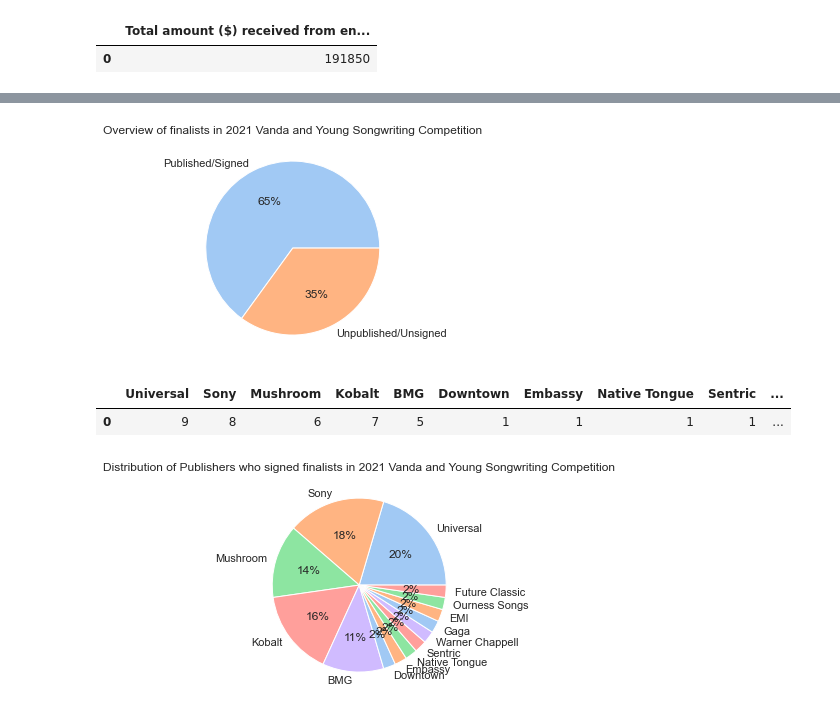
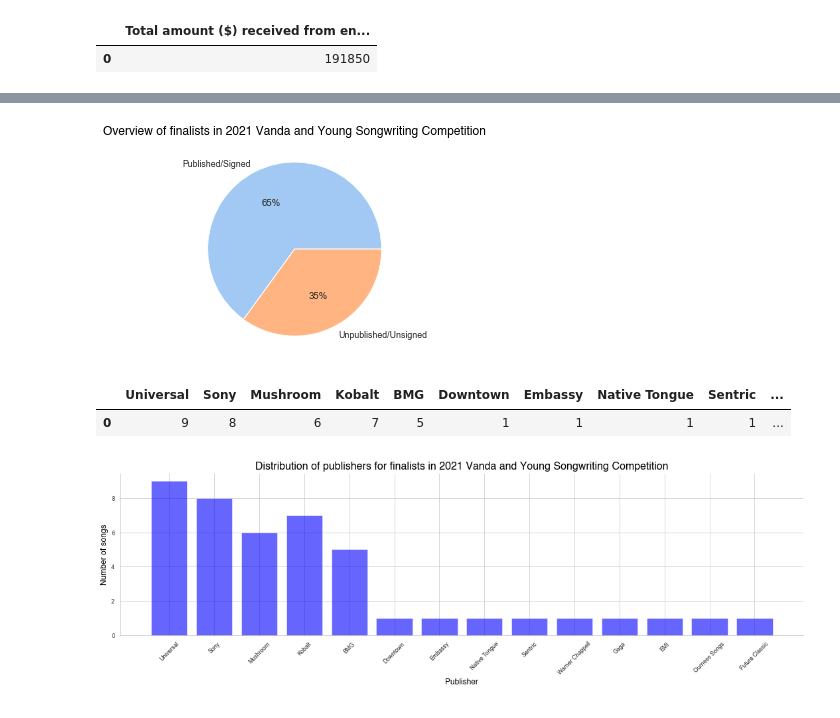
Before and after one commit to mnperic/vanda-and-young-finalists-2021, a Jupyter notebook: vanda_and_young_finalists_2021.ipynb, the cells around one changed output, grey strips where cells are left out. Cells and saved outputs as stored; diff of their text form; code cells hidden in the pictures.

```diff
--- a/vanda_and_young_finalists_2021.ipynb
+++ b/vanda_and_young_finalists_2021.ipynb
@@ -144,13 +144,16 @@ labels = ['Published/Signed', 'Unpublished/Unsigned']
 # Define Seaborn color palette
 colors = sns.color_palette('pastel')[0:5]
 
+# Font families
+font_1 = {'family':'helvetica','color':'black','size':12}
+
 # Create pie chart
 plt.pie(data, labels = labels, colors = colors, autopct='%.0f%%')
-plt.title('Overview of finalists in 2021 Vanda and Young Songwriting Competition')
+plt.title('Overview of finalists in 2021 Vanda and Young Songwriting Competition', fontdict = font_1)
 plt.savefig("/Users/minoperic/Data Analytics/Data Investigations/vanda-and-young-finalists-2021/published_unpublished_pie.png", dpi=300)
 plt.show()
 # %% [output]
-[figure, old version]
+[figure, new version]
 # %%
 # Define number of published entries per publisher
 
@@ -190,21 +193,31 @@ publishers_df
 |  | Universal | Sony | Mushroom | Kobalt | BMG | Downtown | Embassy | Native Tongue | Sentric | ... |
 | 0 | 9 | 8 | 6 | 7 | 5 | 1 | 1 | 1 | 1 | ... |
 # %%
-# Plot share of publishers as pie chart
+# Plot share of publishers as bar chart
 
-# Define data
-data = [universal, sony, mushroom, kobalt, bmg, downtown, embassy, native_tongue, sentric, warner_chappell,
-       gaga, emi, ourness_songs, future_classic]
-labels = ['Universal', 'Sony', 'Mushroom', 'Kobalt', 'BMG', 'Downtown', 'Embassy', 'Native Tongue', 'Sentric',
-         'Warner Chappell', 'Gaga', 'EMI', 'Ourness Songs', 'Future Classic']
+plt.figure(figsize=(15,5))
+publishers = ['Universal', 'Sony', 'Mushroom', 'Kobalt', 'BMG', 'Downtown', 'Embassy', 'Native Tongue', 'Sentric',
+             'Warner Chappell', 'Gaga', 'EMI', 'Ourness Songs', 'Future Classic']
 
-# Define Seaborn color palette
-colors = sns.color_palette('pastel')[0:5]
+number_of_songs = [9, 8, 6, 7, 5, 1, 1, 1, 1, 1, 1, 1, 1, 1]
+plt.bar(publishers, number_of_songs, color='blue', alpha=0.6, align="center")
+plt.xticks(x, x, rotation=45)
 
-# Create pie chart
-plt.pie(data, labels = labels, colors = colors, autopct='%.0f%%')
-plt.title('Distribution of Publishers who signed finalists in 2021 Vanda and Young Songwriting Competition')
-#plt.savefig("/Users/minoperic/Data Analytics/Data Investigations/vanda-and-young-finalists-2021/published_unpublished_pie.png", dpi=300)
+font_1 = {'family':'helvetica','color':'black','size':16}
+font_2 = {'family':'helvetica','color':'black','size':12}
+
+plt.title("Distribution of publishers for finalists in 2021 Vanda and Young Songwriting Competition",
+         fontdict = font_1)
+plt.xlabel("Publisher", fontdict = font_2)
+plt.ylabel("Number of songs", fontdict = font_2)
+
+sns.set_context("paper")
+plt.gca().spines['top'].set_visible(False)
+plt.gca().spines['right'].set_visible(False)
+
+plt.tight_layout()
+plt.savefig("/Users/minoperic/Data Analytics/Data Investigations/vanda-and-young-finalists-2021/publishers.png",
+            dpi=300)
 plt.show()
 # %% [output]
-[figure, old version]
+[figure, new version]
```
Also changed, not shown: 2 other files.
